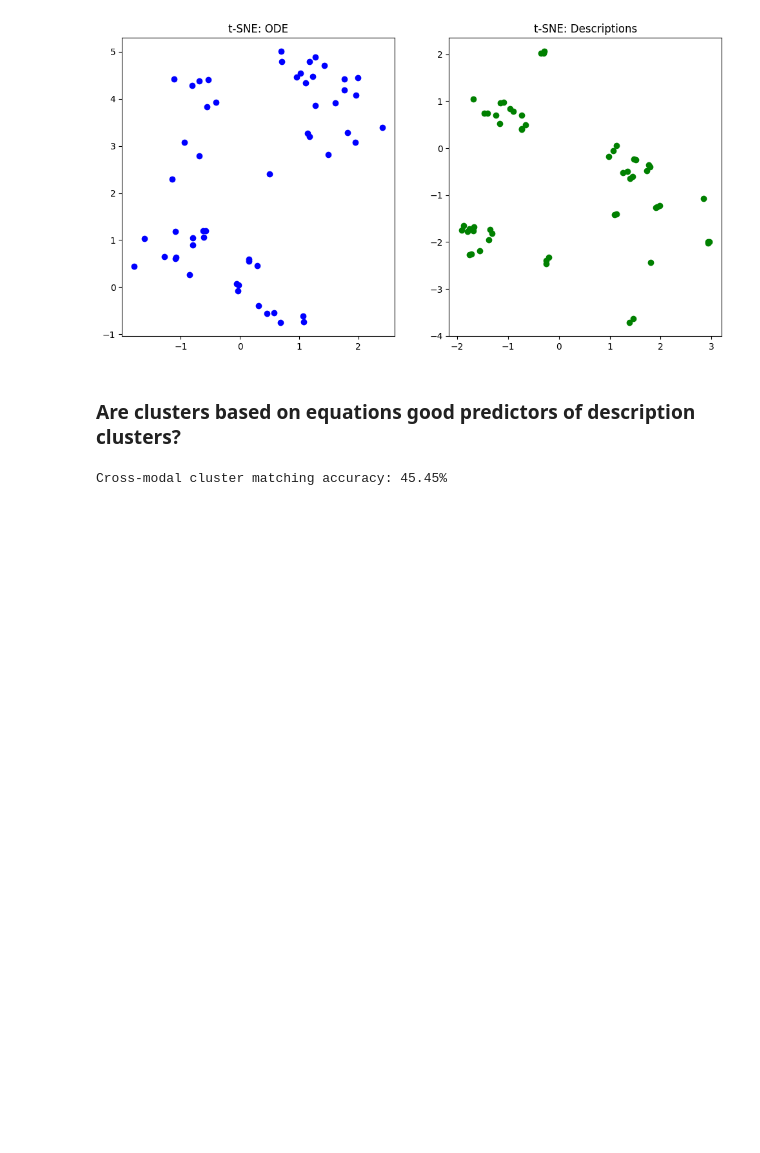
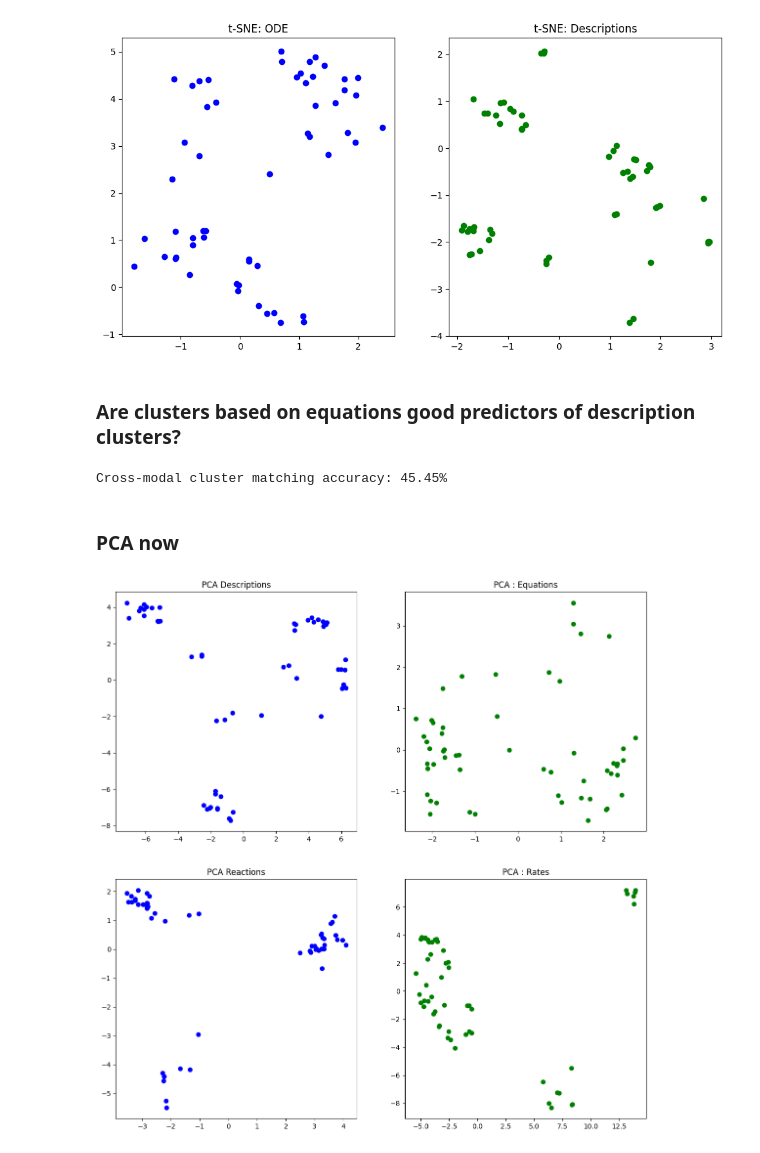
Before and after one commit to francescolosterzo/dufourspitze_16, a Jupyter notebook: nt/data_exploration.ipynb, the cells around one changed output. Drawn from its saved outputs; the diff is of its cells as text; code cells hidden in the pictures; blank space fills up the shorter version.

```diff
--- a/nt/data_exploration.ipynb
+++ b/nt/data_exploration.ipynb
@@ -76,8 +76,8 @@ Some weights of the model checkpoint at AnReu/albert-for-arqmath-3 were not used
 - This IS expected if you are initializing AlbertModel from the checkpoint of a model trained on another task or with another architecture (e.g. initializing a BertForSequenceClassification model from ...
 - This IS NOT expected if you are initializing AlbertModel from the checkpoint of a model that you expect to be exactly identical (initializing a BertForSequenceClassification model from a BertForSequ ...
 # %%
-rcn_embs =torch.cat([get_embedding(mtokenizer, mmodel, equation)[:,:2,:].view(1,-1) for equation in data['equations']])
-rate_embs =torch.cat([get_embedding(dtokenizer, dmodel, desc)[:,:2,:].view(1,-1) for desc in data['desc']])
+rcn_embs =torch.cat([get_embedding(mtokenizer, mmodel, equation)[:,:2,:].view(1,-1) for equation in data['reactions']])
+rate_embs =torch.cat([get_embedding(dtokenizer, dmodel, desc)[:,:2,:].view(1,-1) for desc in data['reaction_rates']])
 eq_embs =torch.cat([get_embedding(mtokenizer, mmodel, equation)[:,:2,:].view(1,-1) for equation in data['equations']])
 desc_embs =torch.cat([get_embedding(dtokenizer, dmodel, desc)[:,:2,:].view(1,-1) for desc in data['desc']])
 # %% [markdown]
@@ -159,3 +150,28 @@ accuracy = correct_matches / len(eq_embs)
 print(f"Cross-modal cluster matching accuracy: {accuracy * 100:.2f}%")
 # %% [output]
 Cross-modal cluster matching accuracy: 45.45%
+# %% [markdown]
+### PCA now
+# %%
+from sklearn.decomposition import PCA
+pca = PCA(n_components = 10)
+eq_red = pca.fit_transform(eq_embs)
+desc_red = pca.fit_transform(desc_embs)
+rcn_red = pca.fit_transform(rcn_embs)
+rate_red = pca.fit_transform(rate_embs)
+plt.figure(figsize=(14,14))
+plt.subplot(2, 2, 1)
+plt.scatter(desc_red[:, 0], desc_red[:, 1], color='blue', label='Descriptions')
+plt.title("PCA Descriptions")
+plt.subplot(2, 2, 2)
+plt.scatter(eq_red[:, 0], eq_red[:, 1], color='green', label='Equations')
+plt.title("PCA : Equations")
+plt.subplot(2, 2, 3)
+plt.scatter(rcn_red[:, 0], rcn_red[:, 1], color='blue', label='Reactions')
+plt.title("PCA Reactions")
+plt.subplot(2, 2, 4)
+plt.scatter(rate_red[:, 0], rate_red[:, 1], color='green', label='Rates')
+plt.title("PCA : Rates")
+plt.show()
+# %% [output]
+[figure, added]
```
Also changed, not shown: parts of 1 cell of this notebook.
